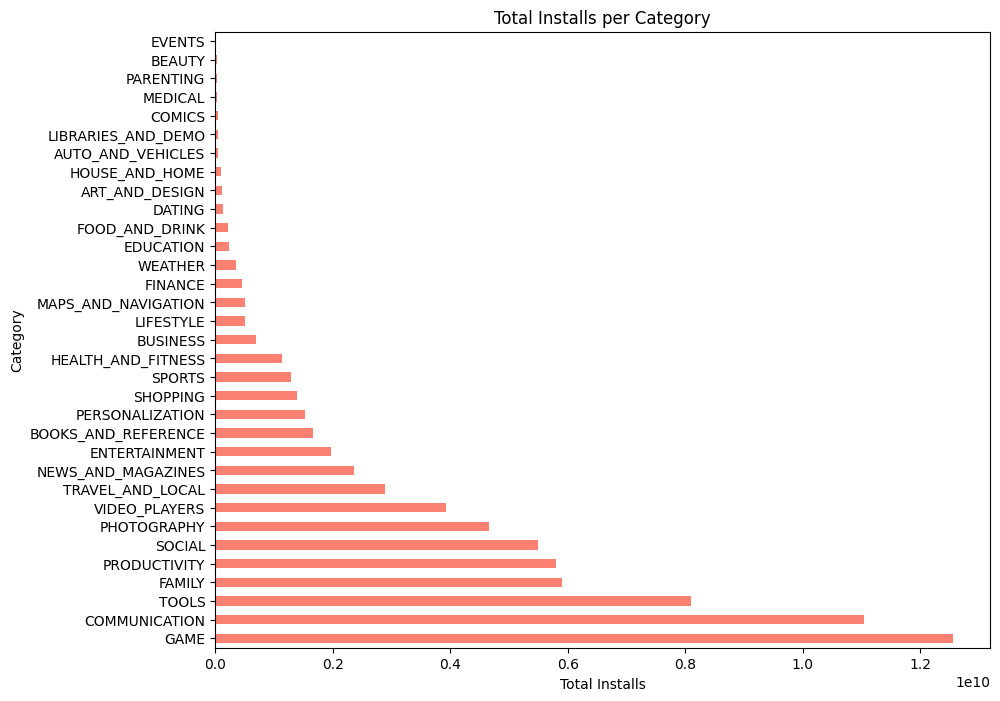
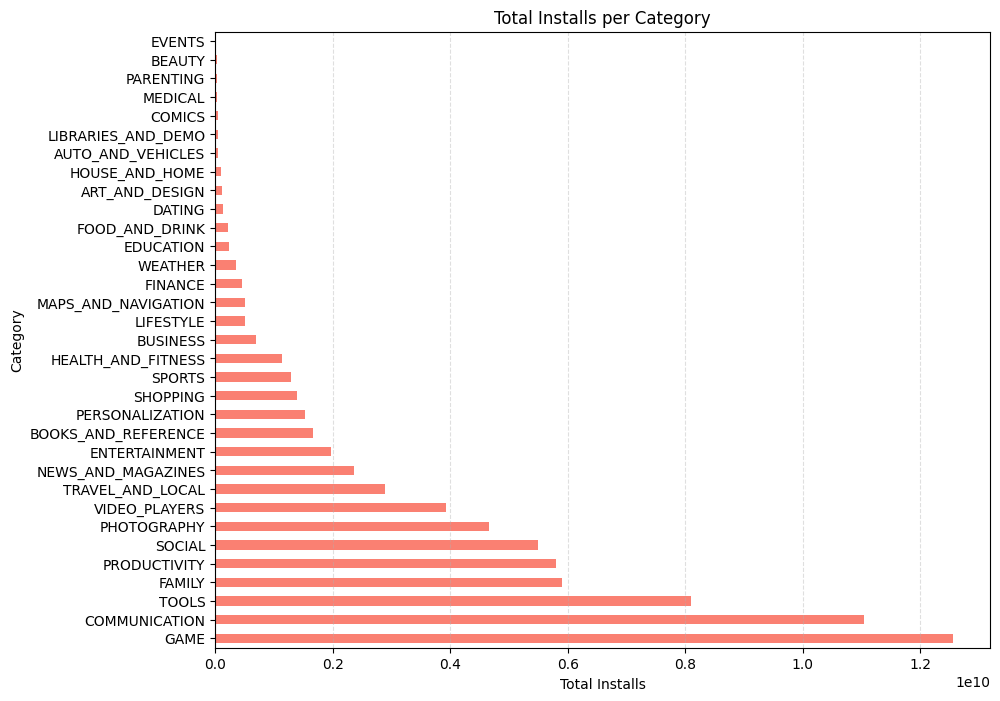
The change to this notebook cell's code, shown as a diff; its figure went from the first image to the second:
--- before
+++ after
@@ -1,4 +1,6 @@
 category_installs_sum = df.groupby('Category')['Installs'].sum().sort_values(ascending=False)
 
+
+plt.figure(figsize=(10, 8))
 category_installs_sum.plot(kind='barh', figsize=(10, 8), color='salmon')
 
@@ -7,3 +9,5 @@
 plt.ylabel('Category')
 
+plt.grid(axis='x', linestyle='--', alpha=0.4)
+
 plt.show()

Commit: Update 6